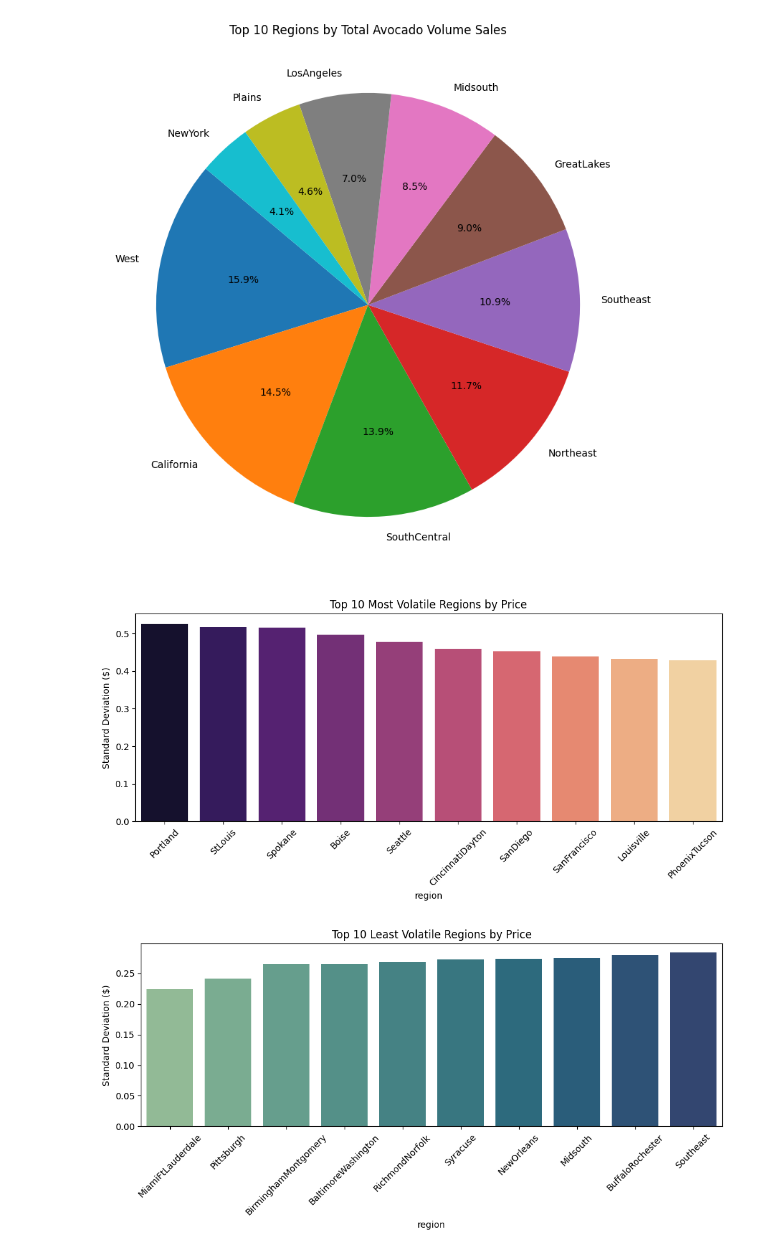
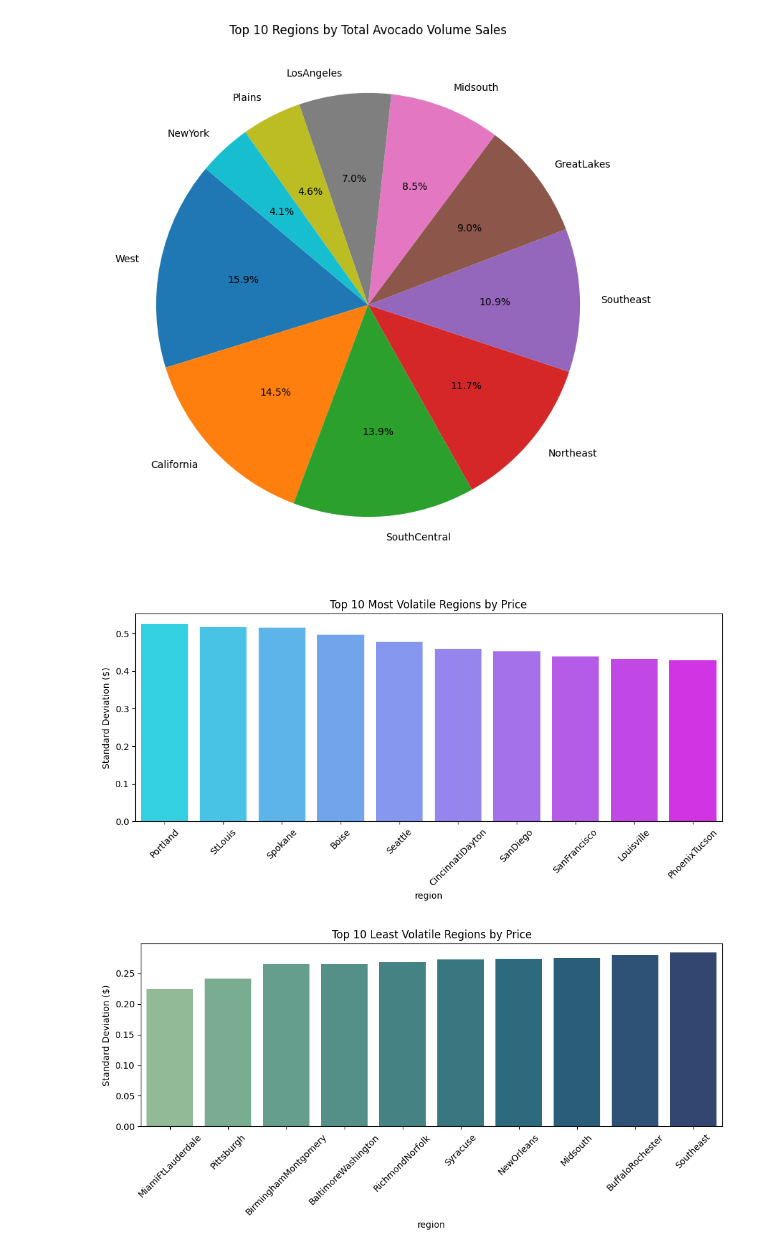
Before and after one commit to chantelbecker/PythonProject, a Jupyter notebook: Avocados_Season.ipynb, the cells around one changed output. Saved outputs shown, nothing was run; the diff lists cells and outputs as text; code cells hidden in the pictures.

```diff
--- a/Avocados_Season.ipynb
+++ b/Avocados_Season.ipynb
@@ -193,15 +193,15 @@ plt.show()
 # %%
 price_std = df.groupby('region')['AveragePrice'].std().sort_values(ascending=False).head(10)
 
 plt.figure(figsize=(10, 5))
-sns.barplot(x=price_std.index, y=price_std.values, palette='magma')
+sns.barplot(x=price_std.index, y=price_std.values, palette='cool')
 plt.title('Top 10 Most Volatile Regions by Price')
 plt.ylabel('Standard Deviation ($)')
 plt.xticks(rotation=45)
 plt.tight_layout()
 plt.show()
 # %% [output]
-[figure, old version]
+[figure, new version]
 # %%
 price_std = df.groupby('region')['AveragePrice'].std().sort_values(ascending=True).head(10)
 
```
